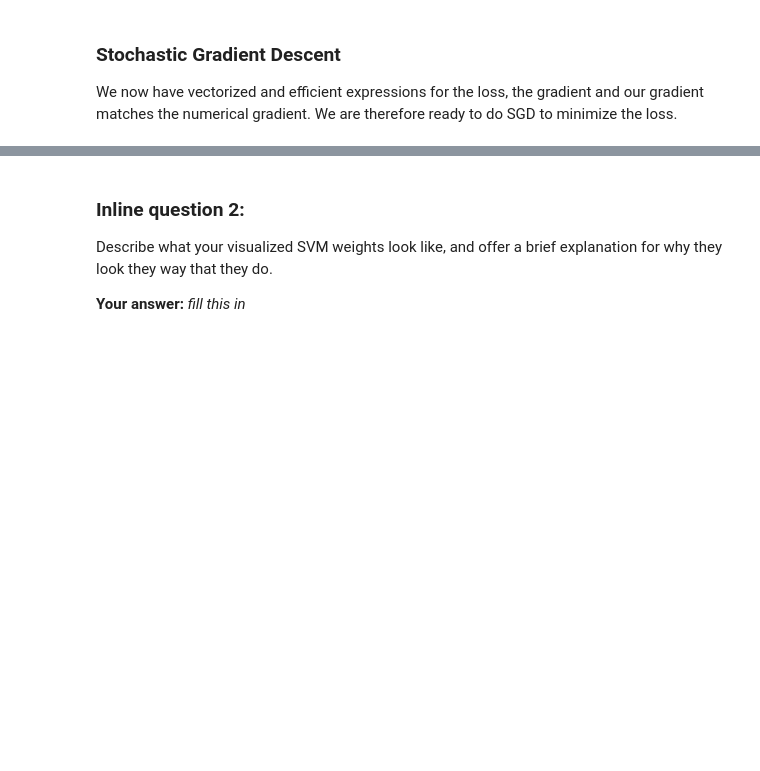
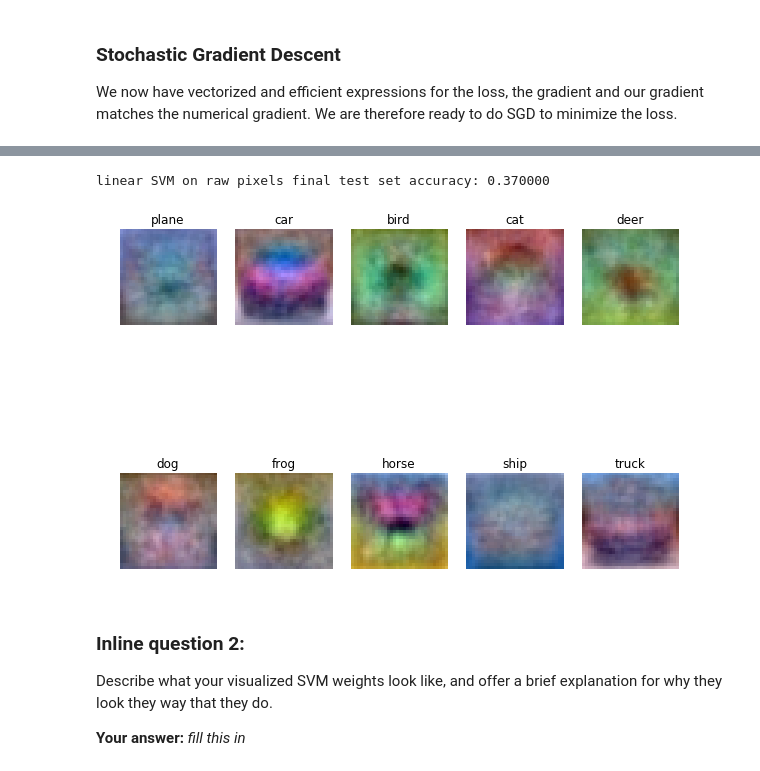
Before and after one commit to tongda/cs231n_2016_homework, a Jupyter notebook: svm.ipynb, the cells around one changed output, grey strips where cells are left out. Saved outputs shown, nothing was run; the diff lists cells and outputs as text; code cells hidden in the pictures; blank space fills up the shorter version.

```diff
--- a/svm.ipynb
+++ b/svm.ipynb
@@ -263,24 +343,16 @@ results = {}
 best_val = -1   # The highest validation accuracy that we have seen so far.
 best_svm = None # The LinearSVM object that achieved the highest validation rate.
 
-################################################################################
-# TODO:                                                                        #
-# Write code that chooses the best hyperparameters by tuning on the validation #
-# set. For each combination of hyperparameters, train a linear SVM on the      #
-# training set, compute its accuracy on the training and validation sets, and  #
-# store these numbers in the results dictionary. In addition, store the best   #
-# validation accuracy in best_val and the LinearSVM object that achieves this  #
-# accuracy in best_svm.                                                        #
-#                                                                              #
-# Hint: You should use a small value for num_iters as you develop your         #
-# validation code so that the SVMs don't take much time to train; once you are #
-# confident that your validation code works, you should rerun the validation   #
-# code with a larger value for num_iters.                                      #
-################################################################################
-pass
-################################################################################
-#                              END OF YOUR CODE                                #
-################################################################################
+for lr in learning_rates:
+    for reg in regularization_strengths:
+        svm = LinearSVM()
+        svm.train(X_train, y_train, learning_rate=1e-7, reg=5e4,
+                  num_iters=2000, verbose=False)
+        val_res = np.mean(y_val == svm.predict(X_val))
+        results[(lr, reg)] = (np.mean(y_train == svm.predict(X_train)), val_res)
+        if val_res > best_val:
+            best_val = val_res
+            best_svm = svm
 
 # Print out results.
 for lr, reg in sorted(results):
@@ -319,22 +399,26 @@ plt.show()
 y_test_pred = best_svm.predict(X_test)
 test_accuracy = np.mean(y_test == y_test_pred)
 print('linear SVM on raw pixels final test set accuracy: %f' % test_accuracy)
+# %% [output]
+linear SVM on raw pixels final test set accuracy: 0.370000
 # %%
 # Visualize the learned weights for each class.
 # Depending on your choice of learning rate and regularization strength, these may
 # or may not be nice to look at.
 w = best_svm.W[:-1,:] # strip out the bias
 w = w.reshape(32, 32, 3, 10)
 w_min, w_max = np.min(w), np.max(w)
 classes = ['plane', 'car', 'bird', 'cat', 'deer', 'dog', 'frog', 'horse', 'ship', 'truck']
-for i in xrange(10):
+for i in range(10):
   plt.subplot(2, 5, i + 1)
 
   # Rescale the weights to be between 0 and 255
   wimg = 255.0 * (w[:, :, :, i].squeeze() - w_min) / (w_max - w_min)
   plt.imshow(wimg.astype('uint8'))
   plt.axis('off')
   plt.title(classes[i])
+# %% [output]
+[figure, added]
 # %% [markdown]
 ### Inline question 2:
 Describe what your visualized SVM weights look like, and offer a brief explanation for why they look they way that they do.
```
Also changed, not shown: parts of 15 cells of this notebook, 2 other files.
